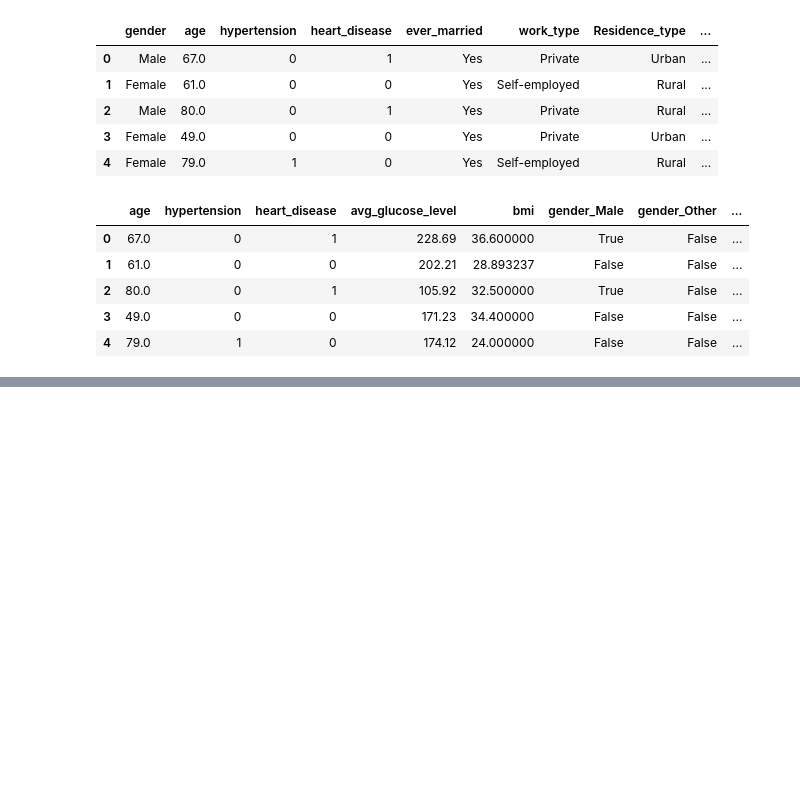
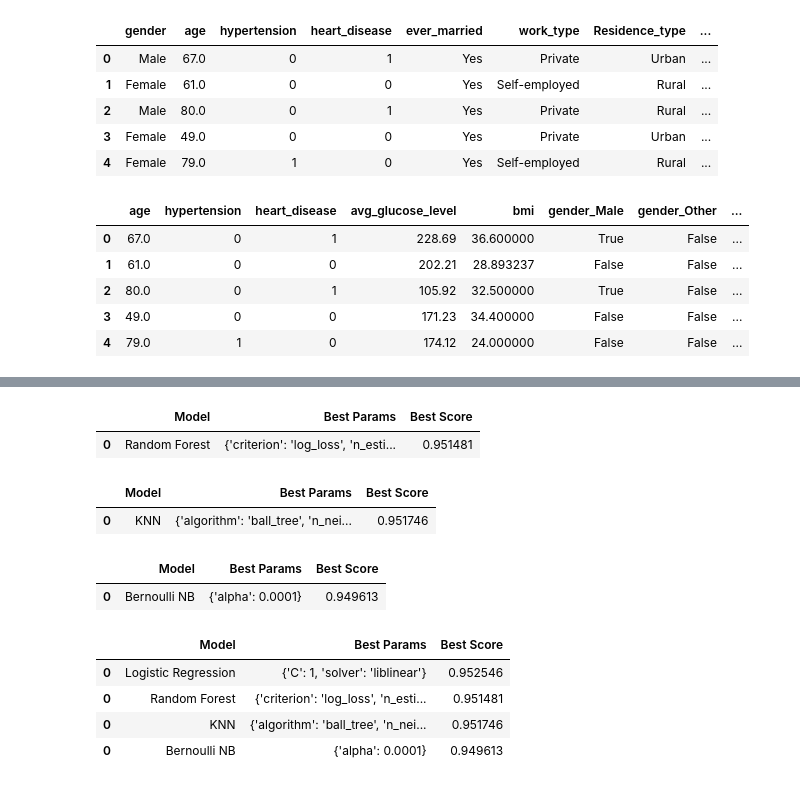
Before and after one commit to VladanT3/Machine_Learning, a Jupyter notebook: Personal Practice/Stroke Prediction/stroke.ipynb, the cells around one changed output, grey strips where cells are left out. Saved outputs shown, nothing was run; the diff lists cells and outputs as text; code cells hidden in the pictures; blank space fills up the shorter version.

Commit message:
Trained all models except SVM as it was too slow

```diff
--- a/Personal Practice/Stroke Prediction/stroke.ipynb
+++ b/Personal Practice/Stroke Prediction/stroke.ipynb
@@ -202,14 +181,69 @@ bruh = {
 # %%
-scores = []
+rand_forest_params = {
+    'n_estimators': [100, 125, 150, 175, 200],
+    'criterion': ['gini', 'entropy', 'log_loss']
+}
 
-for mn, mp in model_params.items():
-    gscv = GridSearchCV(mp['model'], mp['params'], cv=5, return_train_score=False)
-    gscv.fit(X_train, y_train)
+gscv = GridSearchCV(RandomForestClassifier(), rand_forest_params, cv=5, return_train_score=False)
+gscv.fit(X_train, y_train)
 
-    scores.append({
-        'Model': mn,
-        'Best Params': gscv.best_params_,
-        'Best Score': gscv.best_score_
-    })
+rand_forest_scores = [{
+    'Model': 'Random Forest',
+    'Best Params': gscv.best_params_,
+    'Best Score': gscv.best_score_
+}]
 
-pd.DataFrame(scores, columns=['Model', 'Best Params', 'Best Score'])
+rand_forest_df = pd.DataFrame(rand_forest_scores, columns=['Model', 'Best Params', 'Best Score'])
+rand_forest_df
+# %% [output]
+|  | Model | Best Params | Best Score |
+| 0 | Random Forest | {'criterion': 'log_loss', 'n_esti... | 0.951481 |
+# %%
+knn_params = {
+    'n_neighbors': [3, 5, 7, 10],
+    'weights': ['uniform', 'distance'],
+    'algorithm': ['ball_tree', 'kd_tree', 'brute']
+}
+
+gscv = GridSearchCV(KNeighborsClassifier(), knn_params, cv=5, return_train_score=False)
+gscv.fit(X_train, y_train)
+
+knn_scores = [{
+    'Model': 'KNN',
+    'Best Params': gscv.best_params_,
+    'Best Score': gscv.best_score_
+}]
+
+knn_df = pd.DataFrame(knn_scores, columns=['Model', 'Best Params', 'Best Score'])
+knn_df
+# %% [output]
+|  | Model | Best Params | Best Score |
+| 0 | KNN | {'algorithm': 'ball_tree', 'n_nei... | 0.951746 |
+# %%
+bernoulli_params = {
+    'alpha': [0.0001, 0.001, 0.01, 0.1, 1]
+}
+
+gscv = GridSearchCV(BernoulliNB(), bernoulli_params, cv=5, return_train_score=False)
+gscv.fit(X_train, y_train)
+
+bernoulli_scores = [{
+    'Model': 'Bernoulli NB',
+    'Best Params': gscv.best_params_,
+    'Best Score': gscv.best_score_
+}]
+
+bernoulli_df = pd.DataFrame(bernoulli_scores, columns=['Model', 'Best Params', 'Best Score'])
+bernoulli_df
+# %% [output]
+|  | Model | Best Params | Best Score |
+| 0 | Bernoulli NB | {'alpha': 0.0001} | 0.949613 |
+# %%
+scores = pd.concat([logistic_df, rand_forest_df, knn_df, bernoulli_df])
+scores
+# %% [output]
+|  | Model | Best Params | Best Score |
+| 0 | Logistic Regression | {'C': 1, 'solver': 'liblinear'} | 0.952546 |
+| 0 | Random Forest | {'criterion': 'log_loss', 'n_esti... | 0.951481 |
+| 0 | KNN | {'algorithm': 'ball_tree', 'n_nei... | 0.951746 |
+| 0 | Bernoulli NB | {'alpha': 0.0001} | 0.949613 |
```
Also changed, not shown: parts of 4 cells of this notebook.
